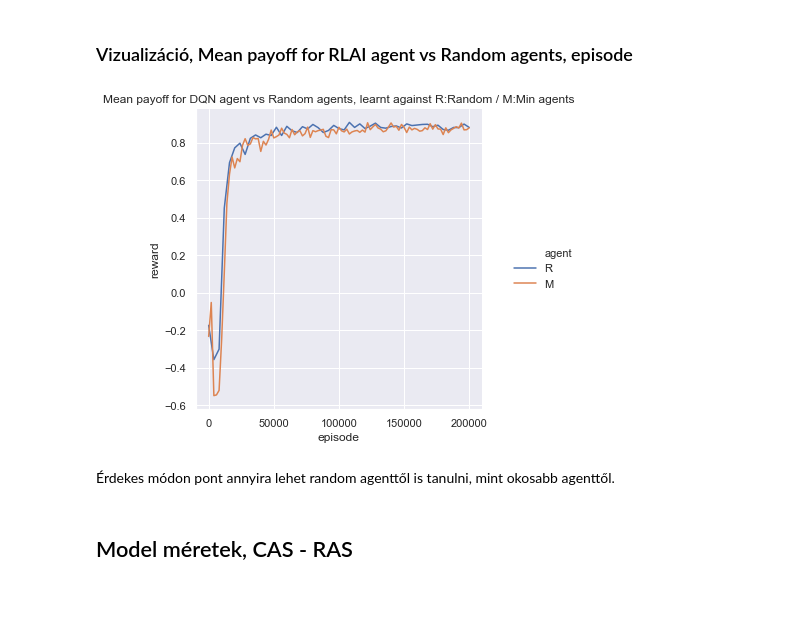
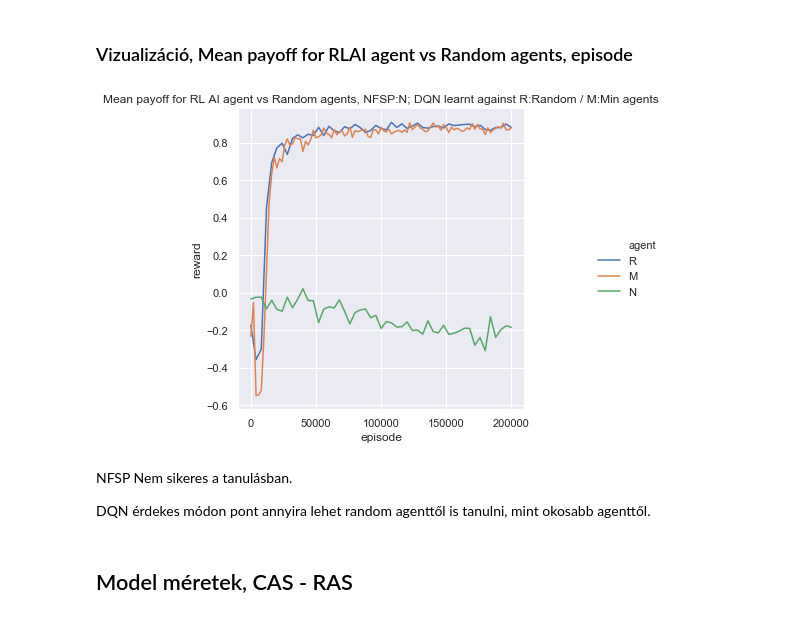
Before and after one commit to cogitoergoread/rlcard3, a Jupyter notebook: jupyter/rl-ai-zaro-varga-jozsef-2.ipynb, the cells around one changed output. Drawn from its saved outputs; the diff is of its cells as text; code cells hidden in the pictures.

```diff
--- a/jupyter/rl-ai-zaro-varga-jozsef-2.ipynb
+++ b/jupyter/rl-ai-zaro-varga-jozsef-2.ipynb
@@ -167,7 +167,12 @@ r2 = urlopen('https://github.com/cogitoergoread/rlcard3/raw/master/jupyter/data/
 df2 = pd.read_csv(io.BytesIO(r2.read()), compression='gzip', sep=",")
 df2['agent'] = 'M'
 
-df = pd.concat([df1, df2])
+r3 = urlopen('https://github.com/cogitoergoread/rlcard3/raw/master/jupyter/data/2020_04_10_NFSP_Pytorch_200k.csv.gz')
+df3 = pd.read_csv(io.BytesIO(r3.read()), compression='gzip', sep=",")
+df3['agent'] = 'N'
+
+
+df = pd.concat([df1, df2, df3])
 
 df = df[['reward', 'episode', 'agent']]
 df.head()
@@ -181,14 +186,17 @@ df.head()
 # %% [markdown]
 ### Vizualizáció, Mean payoff for RLAI agent vs Random agents, episode
 # %%
+sns.set(rc={'figure.figsize':(12,7)})
 title = "Mean payoff for RL AI agent vs Random agents, NFSP:N; DQN learnt against R:Random / M:Min agents"
 _ = sns.relplot(x="episode", y="reward", kind="line", data=df , hue="agent")
 plt.title(title)
 plt.show()
 # %% [output]
-[figure, old version]
+[figure, new version]
 # %% [markdown]
-Érdekes módon pont annyira lehet random agenttől is tanulni, mint okosabb agenttől.
+NFSP Nem sikeres a tanulásban.
+
+DQN érdekes módon pont annyira lehet random agenttől is tanulni, mint okosabb agenttől.
 # %% [markdown]
 ## Model méretek, CAS - RAS
 # %% [markdown]
```
Also changed, not shown: parts of 12 cells of this notebook.
